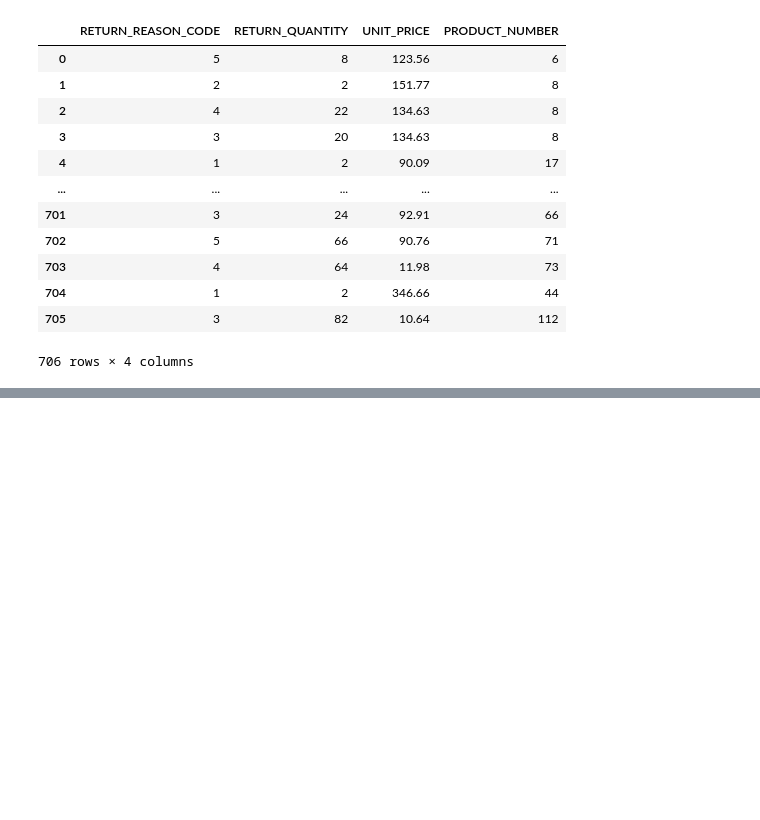
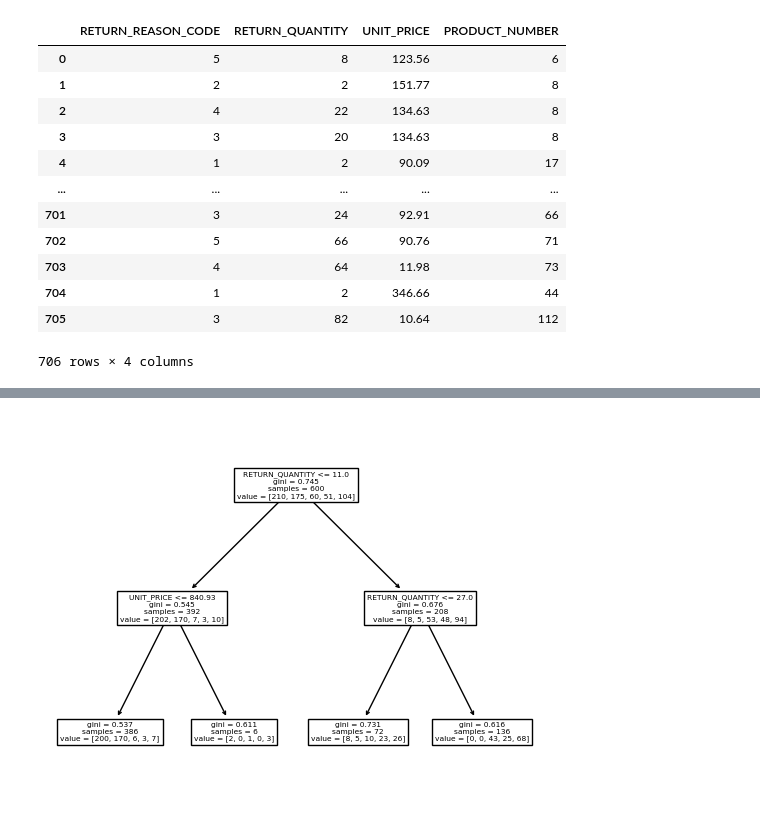
Before and after one commit to Goron3/DEDS, a Jupyter notebook: classificatiemodel.ipynb, the cells around one changed output, grey strips where cells are left out. Drawn from its saved outputs; the diff is of its cells as text; code cells hidden in the pictures; blank space fills up the shorter version.

```diff
--- a/classificatiemodel.ipynb
+++ b/classificatiemodel.ipynb
@@ -28,5 +28,13 @@ df
 | 705 | 3 | 82 | 10.64 | 112 |
 706 rows × 4 columns
 # %%
-X = df.drop('QUANTITY', axis = 1)
-y = df.loc[()]
+X = df.drop('RETURN_REASON_CODE', axis = 1)
+y = df.loc[:, ['RETURN_REASON_CODE']]
+# %%
+X_train, X_test, y_train, y_test = train_test_split(
+    X,
+    y,
+    test_size = 0.15,
+    random_state = 42
+)
+y_test
@@ -32,0 +55,7 @@ y = df.loc[()]
+# %%
+dtree = DecisionTreeClassifier(max_depth = 2)
+dtree = dtree.fit(X_train, y_train)
+tree.plot_tree(dtree, feature_names= X.columns)
+plt.show()
+# %% [output]
+[figure, added]
```
Also changed, not shown: parts of 6 cells of this notebook.
